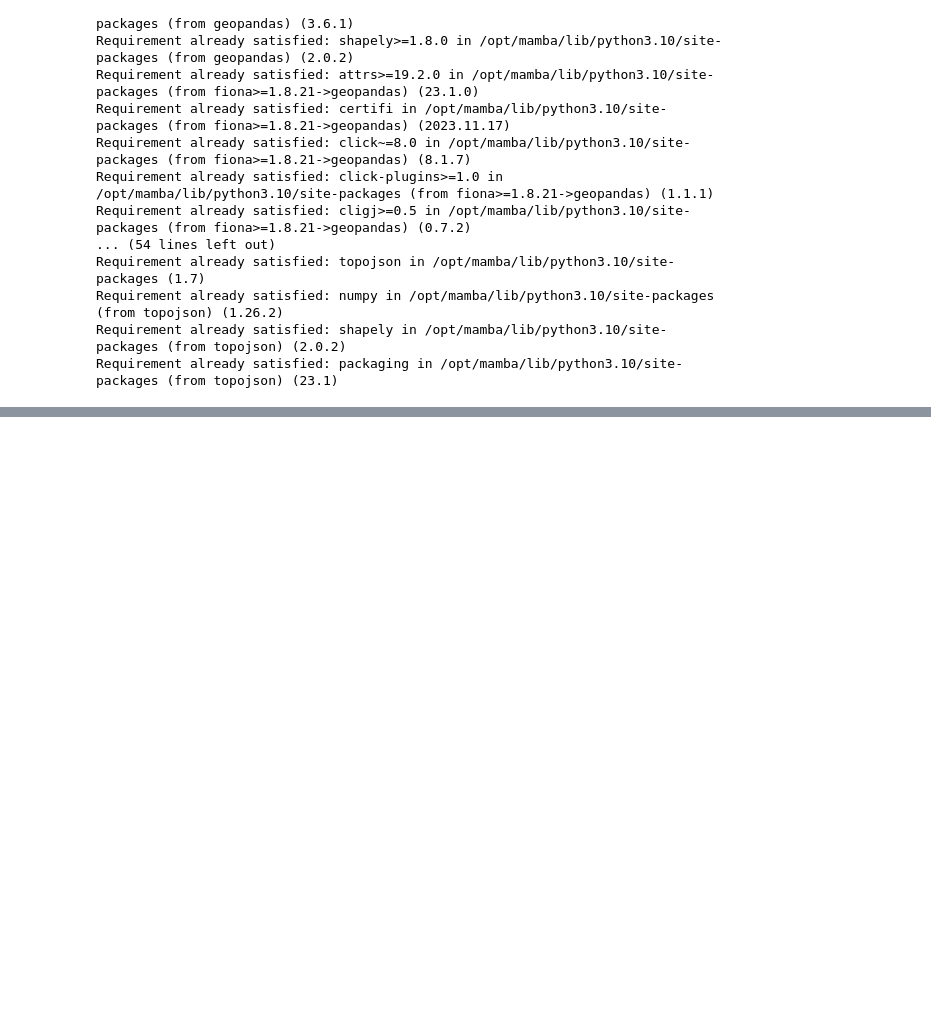
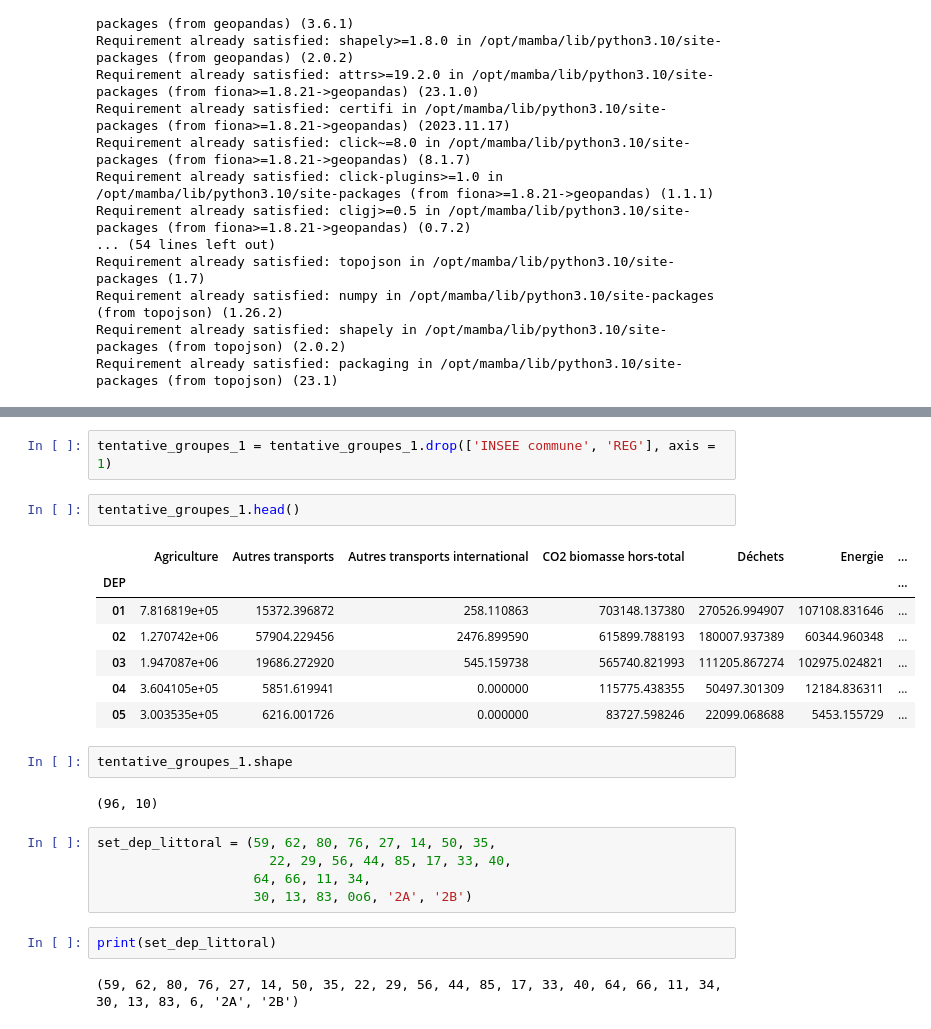
Before and after one commit to tpaquier/Python_DS, a Jupyter notebook: base_pollutio_test.ipynb, the cells around one changed output, grey strips where cells are left out. Drawn from its saved outputs; the diff is of its cells as text; blank space fills up the shorter version.

```diff
--- a/base_pollutio_test.ipynb
+++ b/base_pollutio_test.ipynb
@@ -34,0 +122,25 @@ Requirement already satisfied: packaging in /opt/mamba/lib/python3.10/site-packa
+# %%
+tentative_groupes_1 = tentative_groupes_1.drop(['INSEE commune', 'REG'], axis = 1)
+# %%
+tentative_groupes_1.head()
+# %% [output]
+|  | Agriculture | Autres transports | Autres transports international | CO2 biomasse hors-total | Déchets | Energie | ... |
+| DEP |  |  |  |  |  |  | ... |
+| 01 | 7.816819e+05 | 15372.396872 | 258.110863 | 703148.137380 | 270526.994907 | 107108.831646 | ... |
+| 02 | 1.270742e+06 | 57904.229456 | 2476.899590 | 615899.788193 | 180007.937389 | 60344.960348 | ... |
+| 03 | 1.947087e+06 | 19686.272920 | 545.159738 | 565740.821993 | 111205.867274 | 102975.024821 | ... |
+| 04 | 3.604105e+05 | 5851.619941 | 0.000000 | 115775.438355 | 50497.301309 | 12184.836311 | ... |
+| 05 | 3.003535e+05 | 6216.001726 | 0.000000 | 83727.598246 | 22099.068688 | 5453.155729 | ... |
+# %%
+tentative_groupes_1.shape
+# %% [output]
+(96, 10)
+# %%
+set_dep_littoral = (59, 62, 80, 76, 27, 14, 50, 35,
+                      22, 29, 56, 44, 85, 17, 33, 40,
+                    64, 66, 11, 34,
+                    30, 13, 83, 0o6, '2A', '2B')
+# %%
+print(set_dep_littoral)
+# %% [output]
+(59, 62, 80, 76, 27, 14, 50, 35, 22, 29, 56, 44, 85, 17, 33, 40, 64, 66, 11, 34, 30, 13, 83, 6, '2A', '2B')
```
Also changed, not shown: parts of 24 cells of this notebook, 1 other file.
